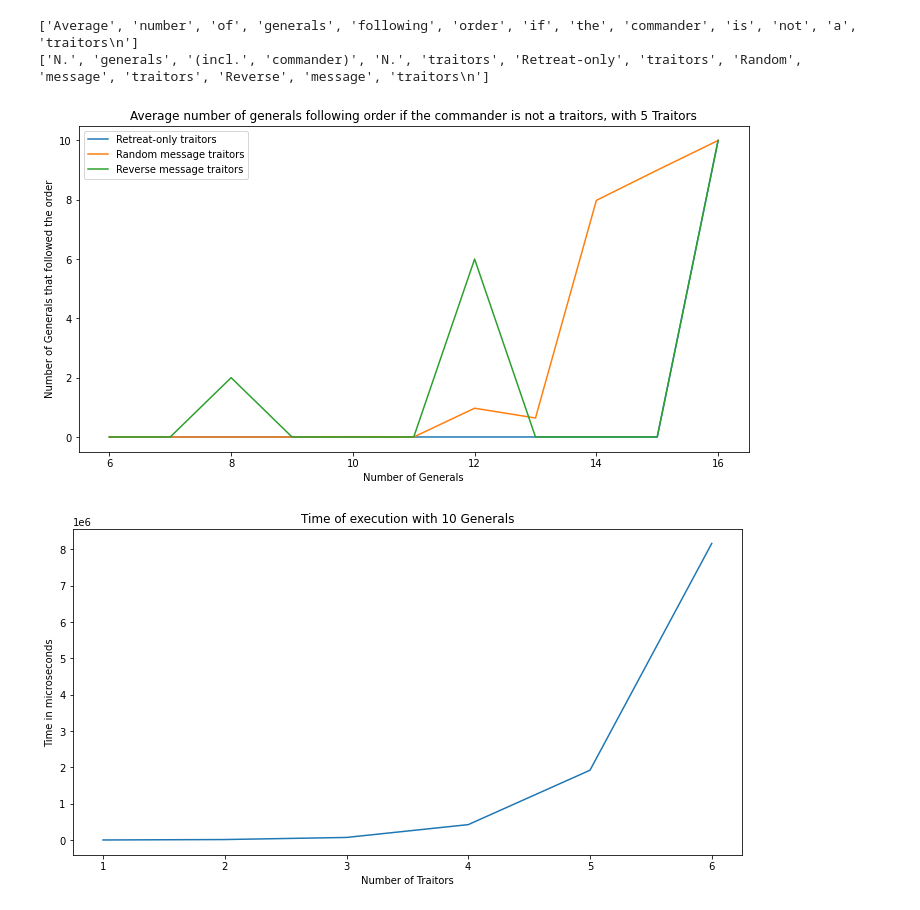
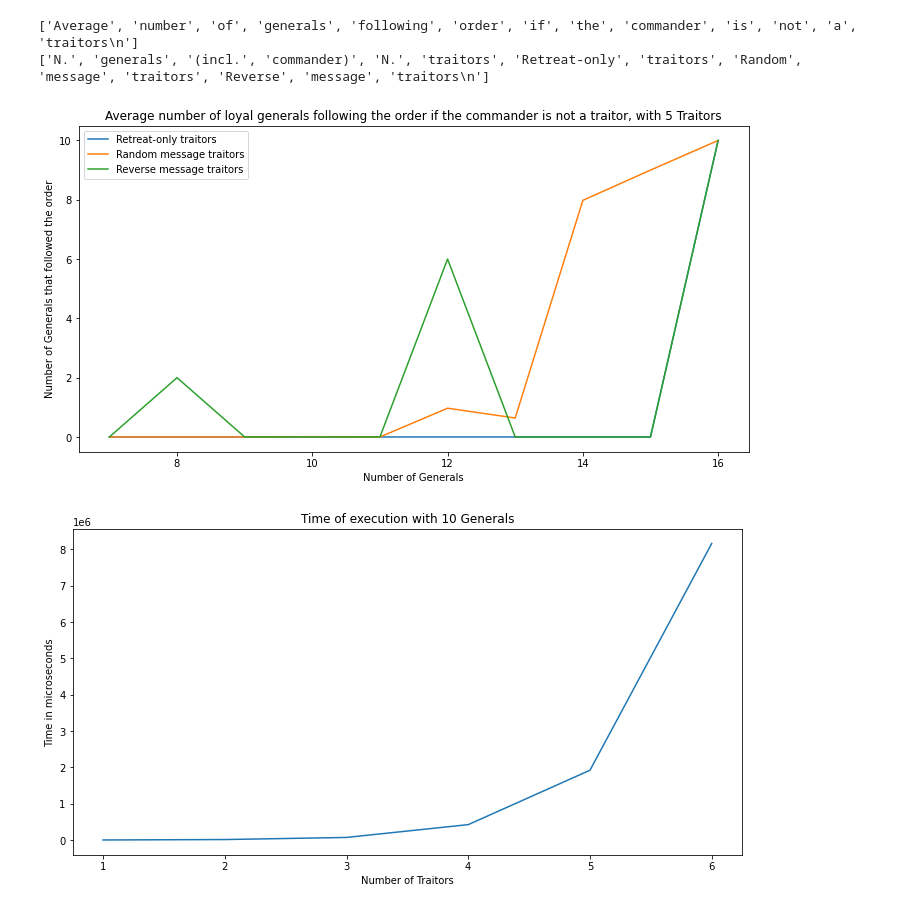
Before and after one commit to Tarcisio-Teixeira/Byzantine-generals-problem, a Jupyter notebook: Plots.ipynb, the cells around one changed output. Saved outputs shown, nothing was run; the diff lists cells and outputs as text; code cells hidden in the pictures.

Commit message:
fixed plots

```diff
--- a/Plots.ipynb
+++ b/Plots.ipynb
@@ -61,11 +61,13 @@ for line in lines[2+counter:]:
             data.append(element)
     try:
 #         counter +=1
-        N_generals.append(int(data[0]))
-        N_traitors.append(int(data[1]))
-        Ret.append(float(data[2]))
-        Rand.append(float(data[5]))
-        Rev.append(float(data[8]))
+     if(int(data[4])!=0):
+            N_generals.append(int(data[0]))
+            N_traitors.append(int(data[1]))
+
+            Ret.append(float(data[2]))
+            Rand.append(float(data[5]))
+            Rev.append(float(data[8]))
     except:
 #         print(line)
         print(data)
@@ -78,17 +80,17 @@ for line in lines[2+counter:]:
 # %%
 plt.figure(figsize=(12, 6))
 plt.plot(N_generals,Ret,label="Retreat-only traitors")
 plt.plot(N_generals,Rand,label="Random message traitors")
 plt.plot(N_generals,Rev,label="Reverse message traitors")
 plt.xlabel("Number of Generals")
 plt.ylabel("Number of Generals that followed the order")
-title = "Average number of generals following order if the commander is not a traitors, with 5 Traitors"
+title = "Average number of loyal generals following the order if the commander is not a traitor, with 5 Traitors"
 plt.title(title)
 plt.legend()
 plt.savefig(title)
 plt.show()
 # %% [output]
-[figure, old version]
+[figure, new version]
 # %%
 newfilepath = os.path.abspath("example.txt")
 NumberT = []
```
Also changed, not shown: 1 other file.
